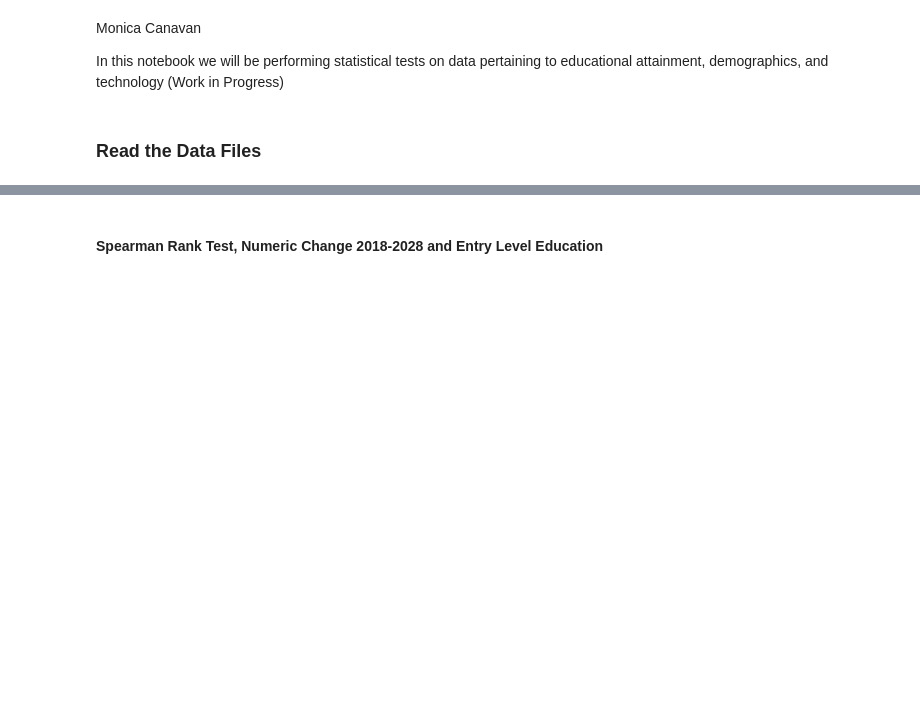
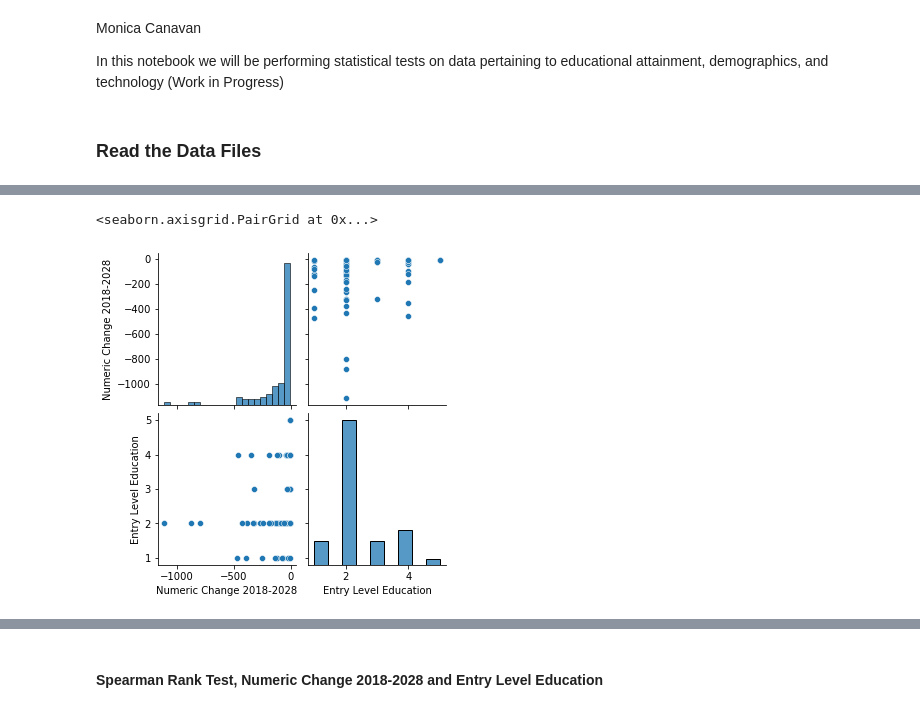
Before and after one commit to aliescont/WiD_Residency_2021_October, a Jupyter notebook: Team_1/Educational Attainment_Analysis_MC.ipynb, the cells around one changed output, grey strips where cells are left out. Drawn from its saved outputs; the diff is of its cells as text; code cells hidden in the pictures; blank space fills up the shorter version.

```diff
--- a/Team_1/Educational Attainment_Analysis_MC.ipynb
+++ b/Team_1/Educational Attainment_Analysis_MC.ipynb
@@ -21,7 +21,7 @@ from itertools import combinations
 # %%
 # read in dataset for the EDD employment projections
 # using excel format instead of csv.  edd_proj = pd.read_csv('edd_sacr_occproj_2018_2028.csv', sep='\t', encoding = 'utf-16')
-edd_proj = pd.read_excel('EDD_SAC_OCCPROJ_2018_2028.xlsx', sheet_name='Occupational')
+edd_proj = pd.read_excel('EDD_SAC_OCCPROJ_2018_2028.xlsx', sheet_name='Occupational Summary')
 
 #read in dataset for the Census PUMA Educational Attainment with Race, Ethnicity and Gender RC
 education = pd.read_excel('ACSST5Y2019_Educational_Attainment.xlsx', sheet_name='Education')
@@ -62,0 +86,3 @@ edd_proj.shape
+# %%
+#Convert 'Entry Level Education' to integer
+edd_proj['Entry Level Education'] = edd_proj['Entry Level Education'].astype(np.int64)
@@ -62,0 +102,5 @@ edd_proj.shape
+# %%
+#Reduce dataset to occupations projected to decrease.  Remove rows with increases in jobs.
+edd_proj = edd_proj[edd_proj['Numeric Change 2018-2028'] < 0]
+
+edd_proj
@@ -62,0 +121,5 @@ edd_proj.shape
+# %%
+sns.pairplot(edd_proj)
+# %% [output]
+<seaborn.axisgrid.PairGrid at 0x...>
+[figure, added]
```
Also changed, not shown: parts of 20 cells of this notebook, 1 other file.
